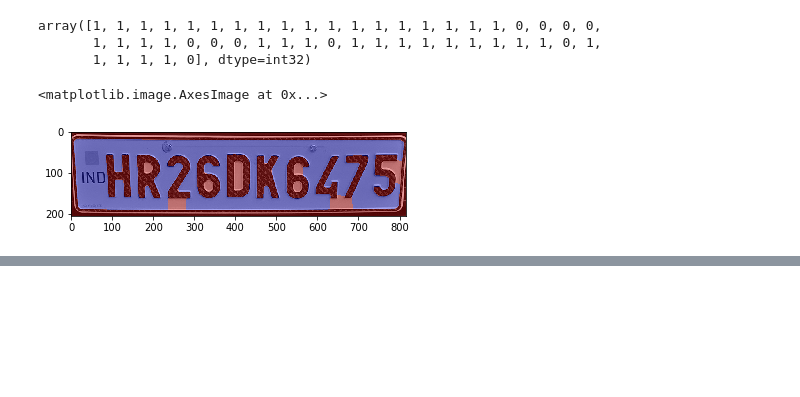
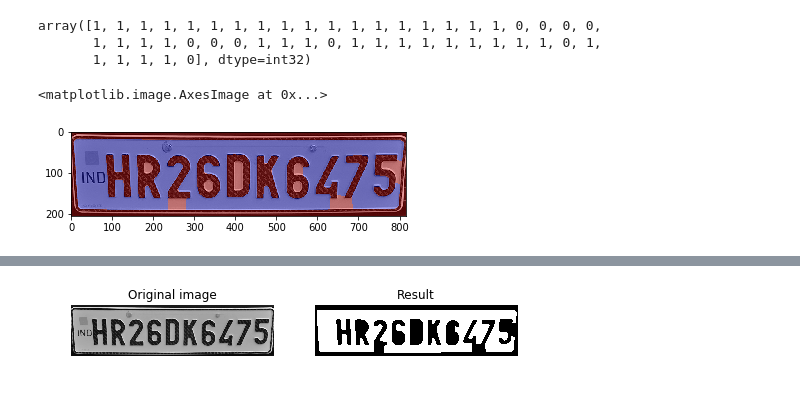
Before and after one commit to Biswajee/MachineLearningFlows, a Jupyter notebook: Plate_Segmentation.ipynb, the cells around one changed output, grey strips where cells are left out. Drawn from its saved outputs; the diff is of its cells as text; code cells hidden in the pictures; blank space fills up the shorter version.

Commit message:
plate segmentation task !

```diff
--- a/Plate_Segmentation.ipynb
+++ b/Plate_Segmentation.ipynb
@@ -212,0 +218,23 @@ plt.imshow(color.label2rgb(classified_labels, image=plate))
+# %%
+# Another thresholding
+from skimage.filters import threshold_mean
+
+
+thresh = threshold_mean(classified_labels)
+binary = classified_labels > thresh
+
+fig, axes = plt.subplots(ncols=2, figsize=(8, 3))
+ax = axes.ravel()
+
+ax[0].imshow(plate_denoised, cmap=plt.cm.gray)
+ax[0].set_title('Original image')
+
+ax[1].imshow(classified_labels, cmap=plt.cm.gray)
+ax[1].set_title('Result')
+
+for a in ax:
+    a.axis('off')
+
+plt.show()
+# %% [output]
+[figure, added]
```
Also changed, not shown: parts of 4 cells of this notebook.
